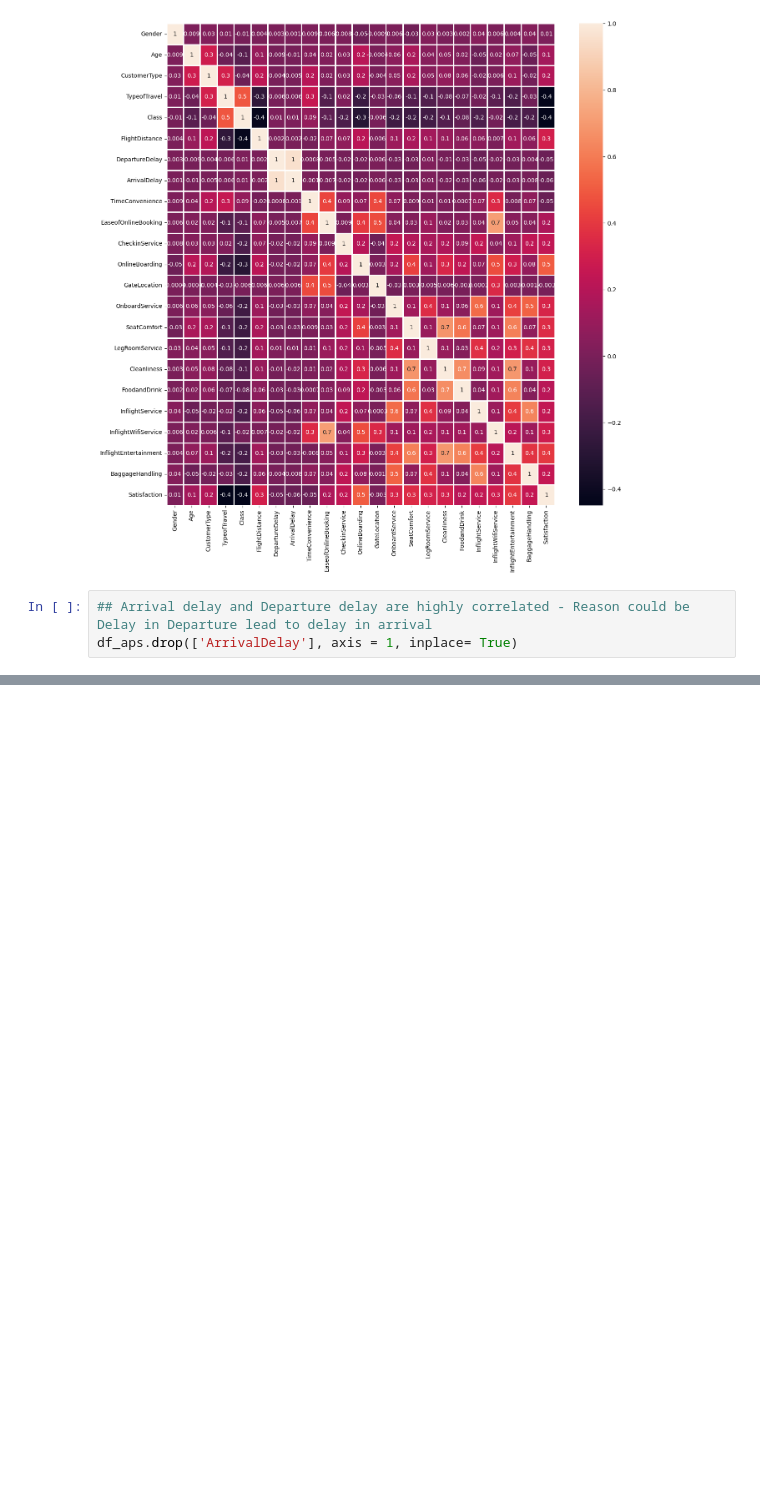
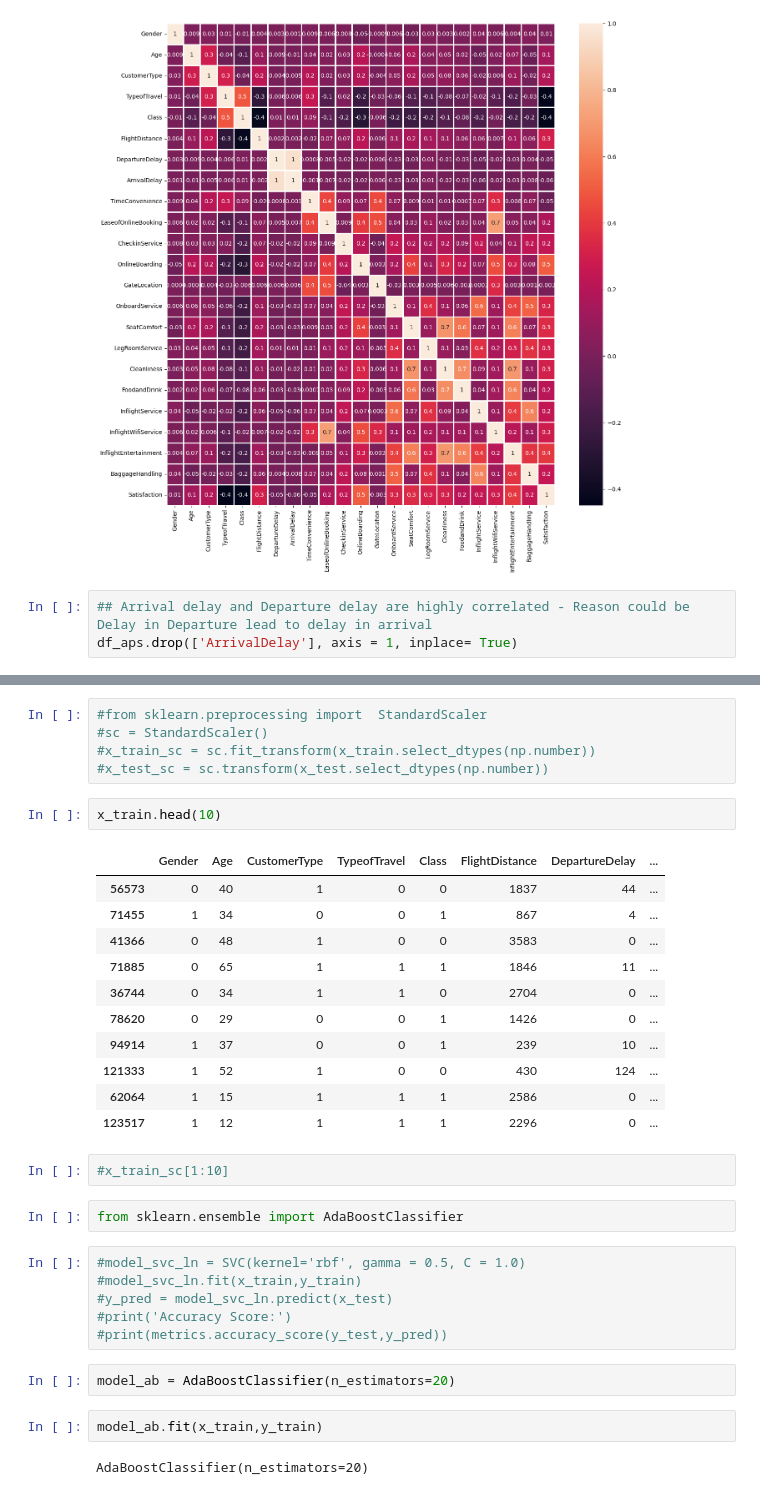
Before and after one commit to EnayathShaik/AI_ML, a Jupyter notebook: Airline_Passenger_Satisfaction_Prediction.ipynb, the cells around one changed output, grey strips where cells are left out. Saved outputs shown, nothing was run; the diff lists cells and outputs as text; blank space fills up the shorter version.

```diff
--- a/Airline_Passenger_Satisfaction_Prediction.ipynb
+++ b/Airline_Passenger_Satisfaction_Prediction.ipynb
@@ -402,0 +522,35 @@ df_aps.drop(['ArrivalDelay'], axis = 1, inplace= True)
+# %%
+#from sklearn.preprocessing import  StandardScaler
+#sc = StandardScaler()
+#x_train_sc = sc.fit_transform(x_train.select_dtypes(np.number))
+#x_test_sc = sc.transform(x_test.select_dtypes(np.number))
+# %%
+x_train.head(10)
+# %% [output]
+|  | Gender | Age | CustomerType | TypeofTravel | Class | FlightDistance | DepartureDelay | ... |
+| 56573 | 0 | 40 | 1 | 0 | 0 | 1837 | 44 | ... |
+| 71455 | 1 | 34 | 0 | 0 | 1 | 867 | 4 | ... |
+| 41366 | 0 | 48 | 1 | 0 | 0 | 3583 | 0 | ... |
+| 71885 | 0 | 65 | 1 | 1 | 1 | 1846 | 11 | ... |
+| 36744 | 0 | 34 | 1 | 1 | 0 | 2704 | 0 | ... |
+| 78620 | 0 | 29 | 0 | 0 | 1 | 1426 | 0 | ... |
+| 94914 | 1 | 37 | 0 | 0 | 1 | 239 | 10 | ... |
+| 121333 | 1 | 52 | 1 | 0 | 0 | 430 | 124 | ... |
+| 62064 | 1 | 15 | 1 | 1 | 1 | 2586 | 0 | ... |
+| 123517 | 1 | 12 | 1 | 1 | 1 | 2296 | 0 | ... |
+# %%
+#x_train_sc[1:10]
+# %%
+from sklearn.ensemble import AdaBoostClassifier
+# %%
+#model_svc_ln = SVC(kernel='rbf', gamma = 0.5, C = 1.0)
+#model_svc_ln.fit(x_train,y_train)
+#y_pred = model_svc_ln.predict(x_test)
+#print('Accuracy Score:')
+#print(metrics.accuracy_score(y_test,y_pred))
+# %%
+model_ab = AdaBoostClassifier(n_estimators=20)
+# %%
+model_ab.fit(x_train,y_train)
+# %% [output]
+AdaBoostClassifier(n_estimators=20)
```
Also changed, not shown: parts of 36 cells of this notebook.
